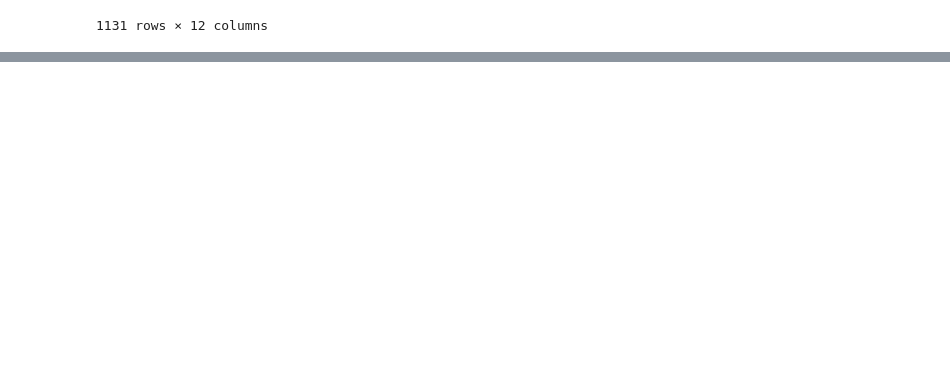
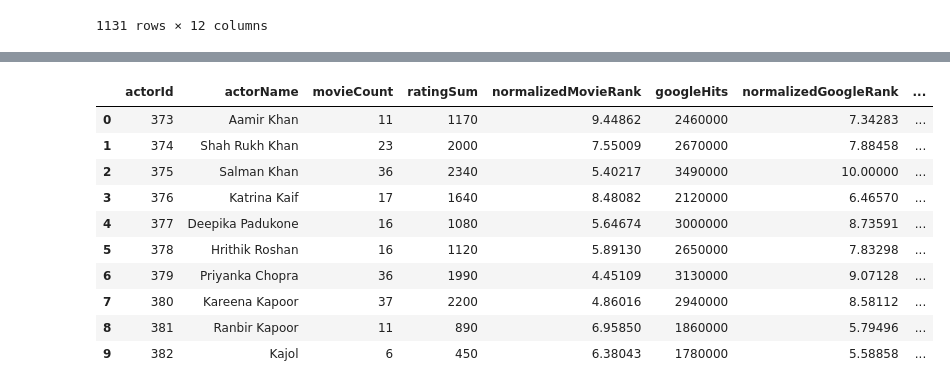
Before and after one commit to FathimaThan/Bollywood_movie_analysis, a Jupyter notebook: data_preprocessing.ipynb, the cells around one changed output, grey strips where cells are left out. Drawn from its saved outputs; the diff is of its cells as text; code cells hidden in the pictures; blank space fills up the shorter version.

```diff
--- a/data_preprocessing.ipynb
+++ b/data_preprocessing.ipynb
@@ -320,0 +341,3 @@ Save the preprocessed dataset as csv files.
+# %%
+top_actors = actor.groupby('actorId')['normalizedRating'].mean().sort_values(ascending = False).head(10)
+top_actors
@@ -320,0 +357,15 @@ Save the preprocessed dataset as csv files.
+# %%
+top_actors_data = actor[actor['actorId'].isin(top_actors.index)]
+top_actors_data
+# %% [output]
+|  | actorId | actorName | movieCount | ratingSum | normalizedMovieRank | googleHits | normalizedGoogleRank | ... |
+| 0 | 373 | Aamir Khan | 11 | 1170 | 9.44862 | 2460000 | 7.34283 | ... |
+| 1 | 374 | Shah Rukh Khan | 23 | 2000 | 7.55009 | 2670000 | 7.88458 | ... |
+| 2 | 375 | Salman Khan | 36 | 2340 | 5.40217 | 3490000 | 10.00000 | ... |
+| 3 | 376 | Katrina Kaif | 17 | 1640 | 8.48082 | 2120000 | 6.46570 | ... |
+| 4 | 377 | Deepika Padukone | 16 | 1080 | 5.64674 | 3000000 | 8.73591 | ... |
+| 5 | 378 | Hrithik Roshan | 16 | 1120 | 5.89130 | 2650000 | 7.83298 | ... |
+| 6 | 379 | Priyanka Chopra | 36 | 1990 | 4.45109 | 3130000 | 9.07128 | ... |
+| 7 | 380 | Kareena Kapoor | 37 | 2200 | 4.86016 | 2940000 | 8.58112 | ... |
+| 8 | 381 | Ranbir Kapoor | 11 | 890 | 6.95850 | 1860000 | 5.79496 | ... |
+| 9 | 382 | Kajol | 6 | 450 | 6.38043 | 1780000 | 5.58858 | ... |
```
Also changed, not shown: parts of 13 cells of this notebook.
